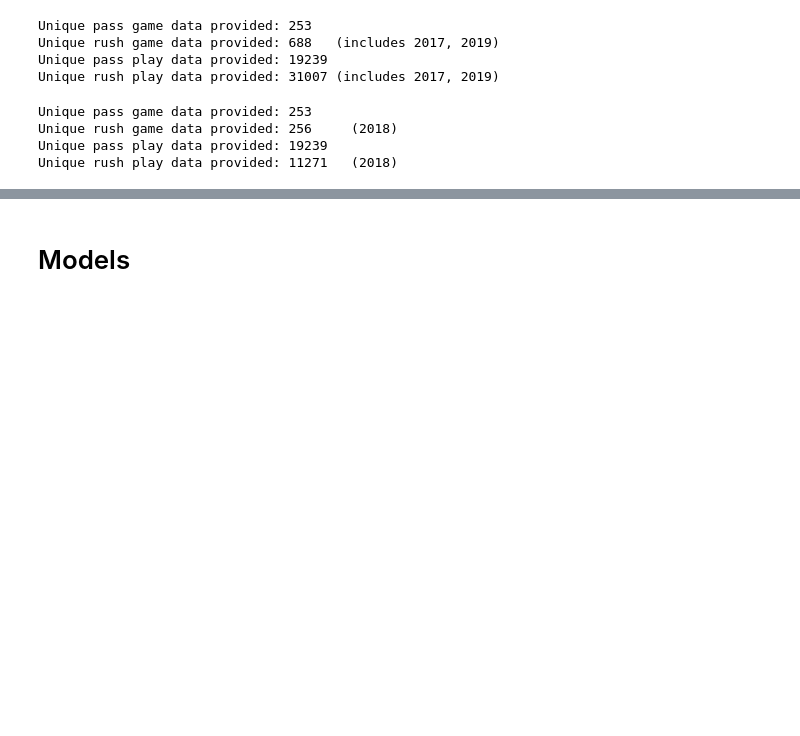
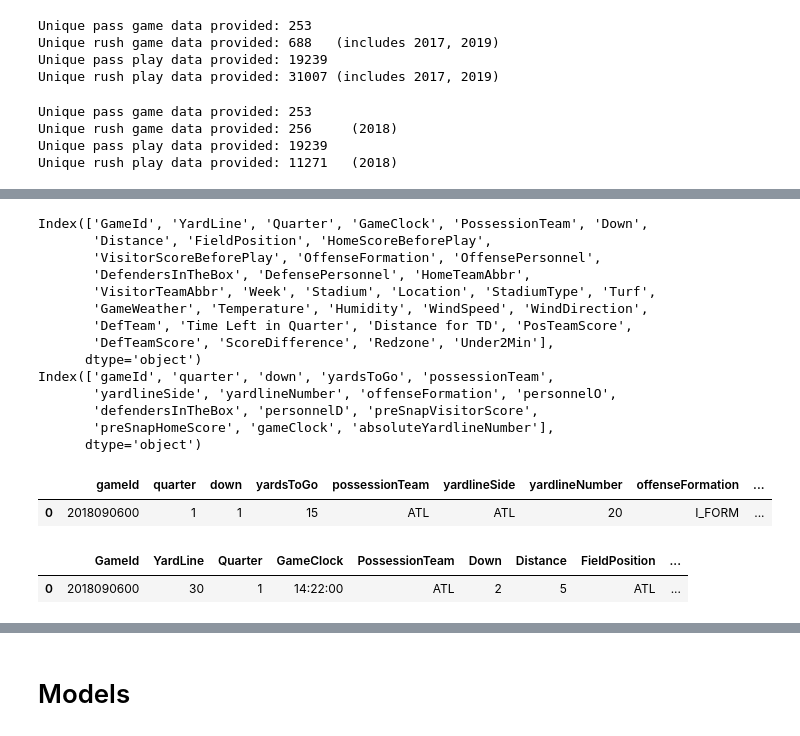
Before and after one commit to taarakshah/nfl-tendency, a Jupyter notebook: 2022-01-11_NFL_Data_Bowl.ipynb, the cells around one changed output, grey strips where cells are left out. Cells and saved outputs as stored; diff of their text form; code cells hidden in the pictures; blank space fills up the shorter version.

```diff
--- a/2022-01-11_NFL_Data_Bowl.ipynb
+++ b/2022-01-11_NFL_Data_Bowl.ipynb
@@ -112,5 +112,6 @@ bdb_rush_2018 = bdb_rush_2018.reset_index(drop=True)
 ## Align bdb_rush_2018 and bdb_pass_2018
 ## Once these are aligned, we can create general features for the whole dataset at once
 to_drop = ['playId', 'playDescription', 'typeDropback', 'penaltyCodes', 'penaltyJerseyNumbers',
-           'epa', 'isDefensivePI', 'passResult','playType']
+           'epa', 'isDefensivePI', 'passResult','playType','numberOfPassRushers',
+           'offensePlayResult', 'playResult']
 bdb_pass_2018 = bdb_pass.drop(to_drop, axis=1)
@@ -178,0 +118,53 @@ toy
+# %%
+## Create features for rush data
+# Create DefensiveTeam variable
+bdb_rush_2018['DefTeam'] = np.where(bdb_rush_2018['PossessionTeam'] == bdb_rush_2018['HomeTeamAbbr'], bdb_rush_2018['VisitorTeamAbbr'], bdb_rush_2018['HomeTeamAbbr'])
+
+# Change GameClock to integer of minutes
+min_left_qtr = pd.to_datetime(bdb_rush_2018['GameClock'].str[:5])
+bdb_rush_2018['Time Left in Quarter'] = min_left_qtr.dt.hour + (min_left_qtr.dt.minute/60)
+
+# Yards to go for first = Distance
+# Yards to go for TD = 100-YardLine
+bdb_rush_2018['Distance for TD'] = 100 - bdb_rush_2018['YardLine']
+
+# Current score in the game
+# Difference between PossessionTeam and DefTeam
+# First create "PosTeamScore" and "DefTeamScore", then take the difference
+bdb_rush_2018['PosTeamScore'] = np.where(bdb_rush_2018['PossessionTeam'] == bdb_rush_2018['HomeTeamAbbr'], bdb_rush_2018['HomeScoreBeforePlay'], bdb_rush_2018['VisitorScoreBeforePlay'])
+bdb_rush_2018['DefTeamScore'] = np.where(bdb_rush_2018['DefTeam'] == bdb_rush_2018['HomeTeamAbbr'], bdb_rush_2018['HomeScoreBeforePlay'], bdb_rush_2018['VisitorScoreBeforePlay'])
+bdb_rush_2018['ScoreDifference'] = bdb_rush_2018['PosTeamScore'] - bdb_rush_2018['DefTeamScore']
+
+# create indicator if team is in Redzone (<= 20 yds to go from goal)
+bdb_rush_2018['Redzone'] = np.where(bdb_rush_2018['Distance for TD'] <= 20, 1, 0)
+
+# create indicator if time left in HALF is <= 2min
+bdb_rush_2018['Under2Min'] = np.where(((bdb_rush_2018['Time Left in Quarter']<=2.0) & (bdb_rush_2018['Quarter']==2)|(bdb_rush_2018['Quarter']==4)), 1, 0)
+# need to include timeout data, match on old_game_id...do this after matching up both datasets
+# %%
+## Match columns between rush and pass
+print(bdb_rush_2018.columns)
+print(bdb_pass_2018.columns)
+bdb_pass_2018.head(1)
+# %% [output]
+Index(['GameId', 'YardLine', 'Quarter', 'GameClock', 'PossessionTeam', 'Down',
+       'Distance', 'FieldPosition', 'HomeScoreBeforePlay',
+       'VisitorScoreBeforePlay', 'OffenseFormation', 'OffensePersonnel',
+       'DefendersInTheBox', 'DefensePersonnel', 'HomeTeamAbbr',
+       'VisitorTeamAbbr', 'Week', 'Stadium', 'Location', 'StadiumType', 'Turf',
+       'GameWeather', 'Temperature', 'Humidity', 'WindSpeed', 'WindDirection',
+       'DefTeam', 'Time Left in Quarter', 'Distance for TD', 'PosTeamScore',
+       'DefTeamScore', 'ScoreDifference', 'Redzone', 'Under2Min'],
+      dtype='object')
+Index(['gameId', 'quarter', 'down', 'yardsToGo', 'possessionTeam',
+       'yardlineSide', 'yardlineNumber', 'offenseFormation', 'personnelO',
+       'defendersInTheBox', 'personnelD', 'preSnapVisitorScore',
+       'preSnapHomeScore', 'gameClock', 'absoluteYardlineNumber'],
+      dtype='object')
+|  | gameId | quarter | down | yardsToGo | possessionTeam | yardlineSide | yardlineNumber | offenseFormation | ... |
+| 0 | 2018090600 | 1 | 1 | 15 | ATL | ATL | 20 | I_FORM | ... |
+# %%
+bdb_rush_2018.head(1)
+# %% [output]
+|  | GameId | YardLine | Quarter | GameClock | PossessionTeam | Down | Distance | FieldPosition | ... |
+| 0 | 2018090600 | 30 | 1 | 14:22:00 | ATL | 2 | 5 | ATL | ... |
```
Also changed, not shown: parts of 5 cells of this notebook.
